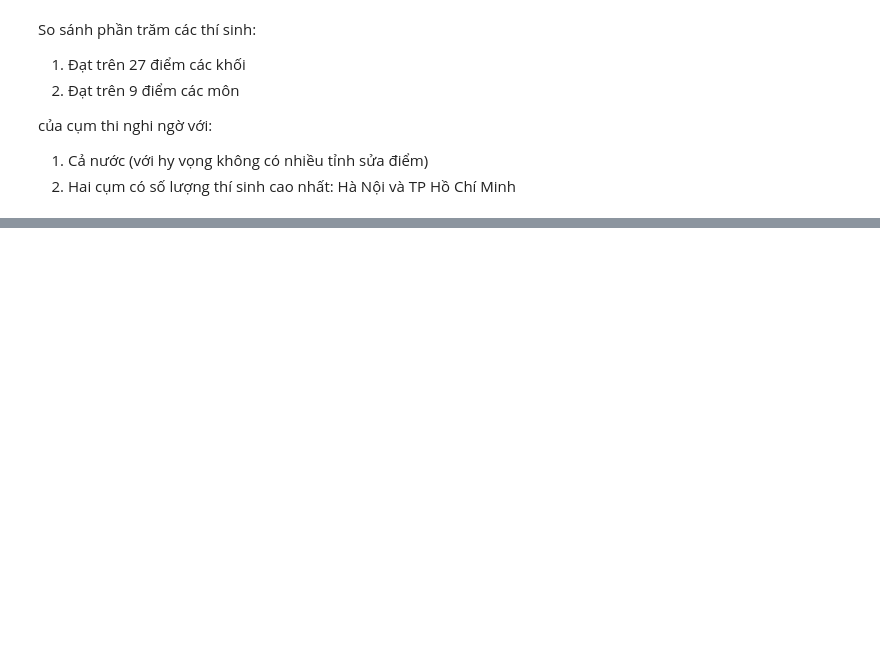
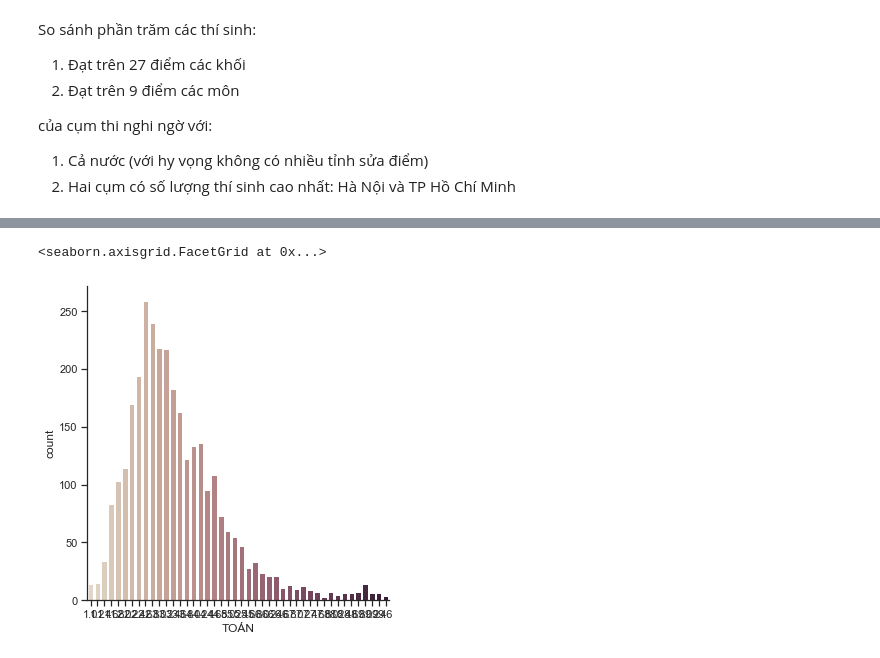
Before and after one commit to nguyenkhangme/project-visualization-cheating-score, a Jupyter notebook: Main.ipynb, the cells around one changed output, grey strips where cells are left out. Saved outputs shown, nothing was run; the diff lists cells and outputs as text; code cells hidden in the pictures; blank space fills up the shorter version.

```diff
--- a/Main.ipynb
+++ b/Main.ipynb
@@ -147,3 +156,5 @@ So sánh phần trăm các thí sinh:
 của cụm thi nghi ngờ với:
 1. Cả nước (với hy vọng không có nhiều tỉnh sửa điểm)
 2. Hai cụm có số lượng thí sinh cao nhất: Hà Nội và TP Hồ Chí Minh
+# %%
+df_HaGiang = pd.read_csv('Data/4.csv')
@@ -149,0 +210,5 @@ của cụm thi nghi ngờ với:
+# %%
+sns.catplot(x='TOÁN', kind="count",palette="ch:.25", data=df_HaGiang)
+# %% [output]
+<seaborn.axisgrid.FacetGrid at 0x...>
+[figure, added]
```
Also changed, not shown: parts of 19 cells of this notebook.
